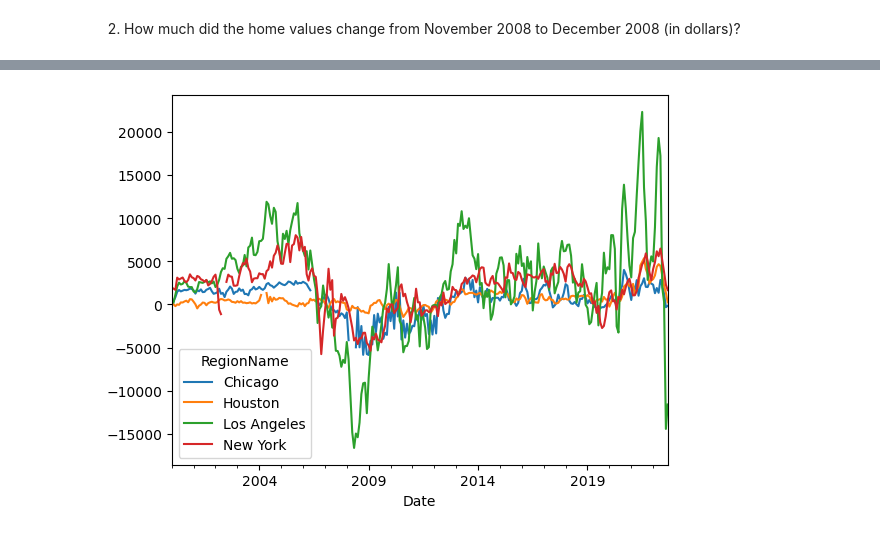
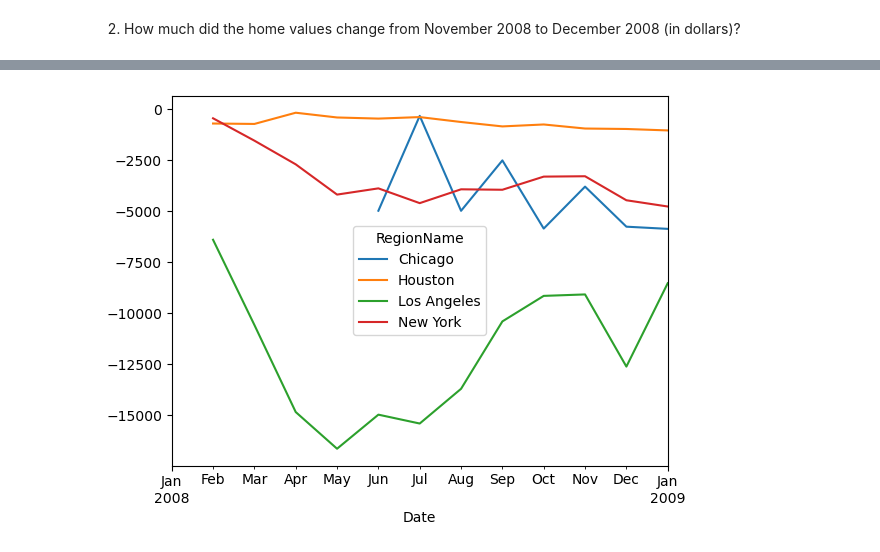
Before and after one commit to valmazan/Preparing-Time-Series-from-Wide-Form-Data, a Jupyter notebook: Preparing Time Series from Wide-Form Data.ipynb, the cells around one changed output, grey strips where cells are left out. Saved outputs shown, nothing was run; the diff lists cells and outputs as text; code cells hidden in the pictures.

```diff
--- a/Preparing Time Series from Wide-Form Data.ipynb
+++ b/Preparing Time Series from Wide-Form Data.ipynb
@@ -346,3 +346,6 @@ ax= unstack.plot();
 - Based on the figure above, we can see at the end of 2008 the city with the highest typical home value is Los Angeles.
 # %% [markdown]
 2) How much did the home values change from November 2008 to December 2008 (in dollars)?
+# %%
+months = unstack.loc["2008-01-31":"2009-01-31"]
+months
@@ -349,4 +368,4 @@ ax= unstack.plot();
 # %%
-ax= unstack.diff().plot();
+months.diff().plot();
 # %% [output]
-[figure, old version]
+[figure, new version]
```
Also changed, not shown: parts of 8 cells of this notebook.
